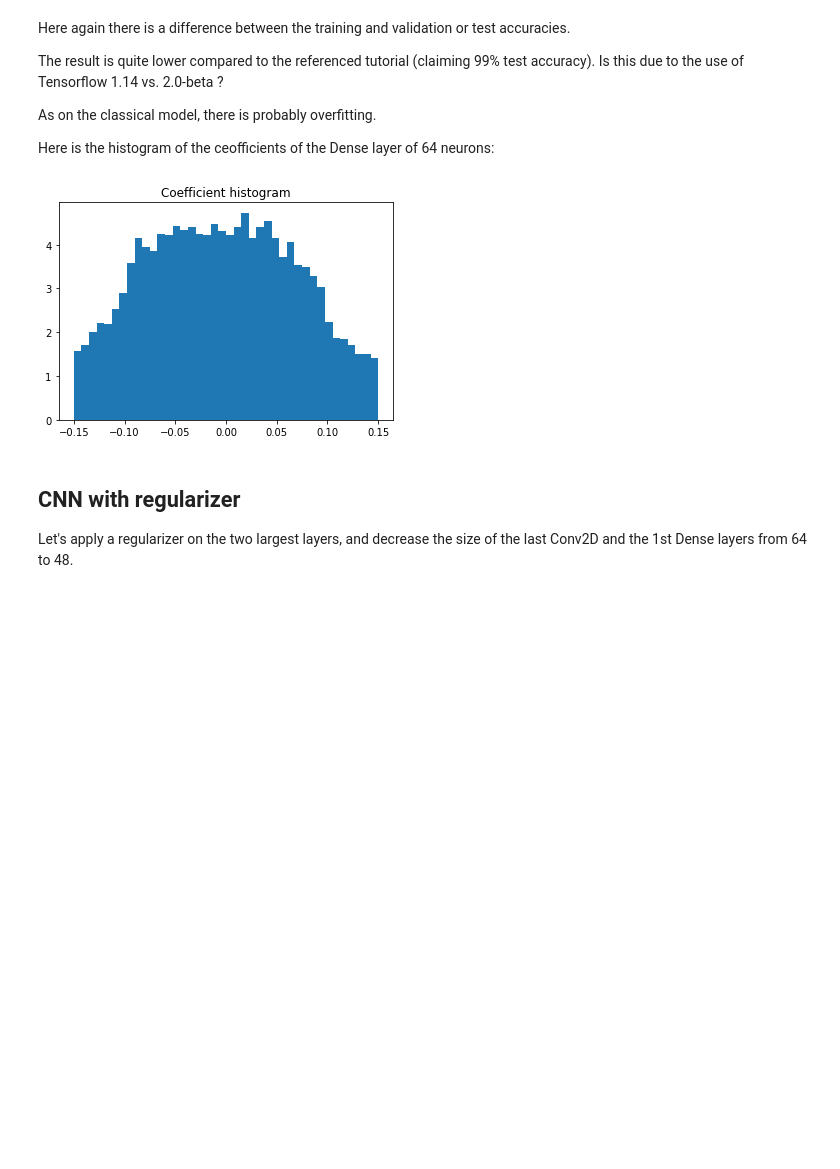
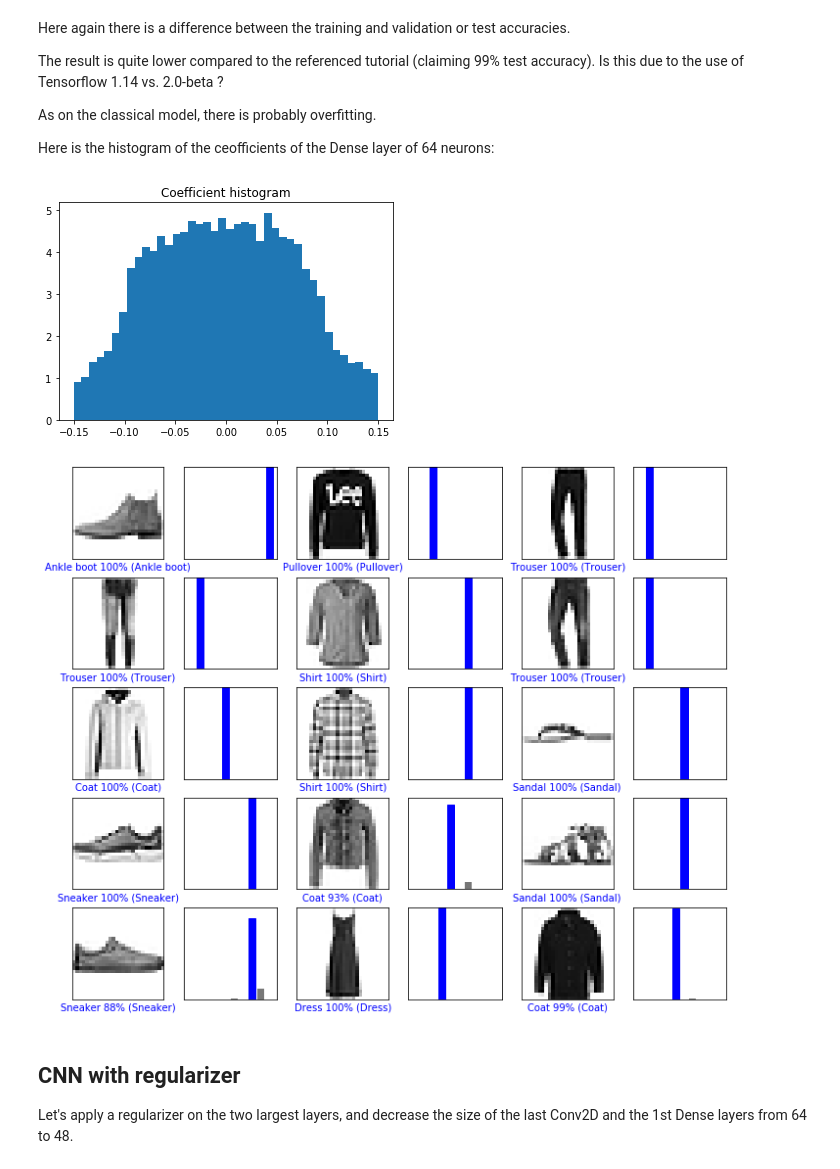
Before and after one commit to tonio73/data-science, a Jupyter notebook: cnn/CnnMnistFashion-Keras.ipynb, the cells around one changed output. Saved outputs shown, nothing was run; the diff lists cells and outputs as text; code cells hidden in the pictures; blank space fills up the shorter version.

```diff
--- a/cnn/CnnMnistFashion-Keras.ipynb
+++ b/cnn/CnnMnistFashion-Keras.ipynb
@@ -75,3 +119,15 @@ def plot_history(hist, with_validation=False):
+# %%
+def plot_results(images, labels, predictions, num_rows=5, num_cols=3):
+    """ Plot the first X test images, their predicted label, and the true label
+        Color correct predictions in blue, incorrect predictions in red"""
+    num_images = num_rows*num_cols
+    plt.figure(figsize=(2*2*num_cols, 2*num_rows))
+    for i in range(num_images):
+      plt.subplot(num_rows, 2*num_cols, 2*i+1)
+      plot_image(i, predictions, labels, images)
+      plt.subplot(num_rows, 2*num_cols, 2*i+2)
+      plot_value_array(i, predictions, labels)
+    plt.show()
 # %% [markdown]
 # 2D Convolutional neural network (CNN)
 
@@ -141,10 +210,15 @@ As on the classical model, there is probably overfitting.
 
 Here is the histogram of the ceofficients of the Dense layer of 64 neurons:
 # %%
-plt.hist(model5.get_weights()[6].reshape(-1), bins=40, range=(-0.15, 0.15), density=True);
+plt.hist(model1.get_weights()[6].reshape(-1), bins=40, range=(-0.15, 0.15), density=True);
 plt.title('Coefficient histogram');
 # %% [output]
-[figure, old version]
+[figure, new version]
+# %%
+predictions1 = model1.predict(test_images[:20])
+plot_results(test_images, test_labels, predictions1)
+# %% [output]
+[figure, added]
 # %% [markdown]
 ## CNN with regularizer
 
```
Also changed, not shown: parts of 18 cells of this notebook, 5 other files.
